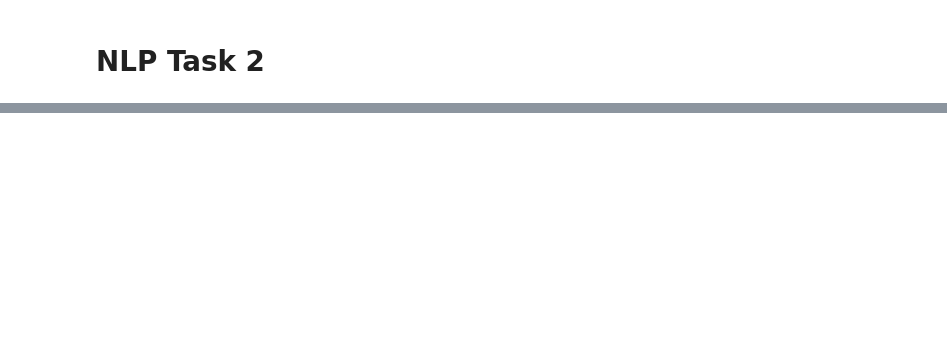
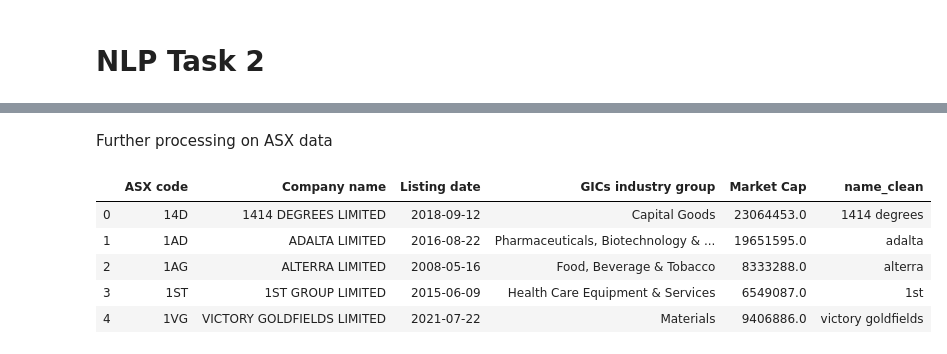
Before and after one commit to alexvanstaden/MA5851_Assessment_3, a Jupyter notebook: Assessment 3 - Document 3 - NLP Tasks.ipynb, the cells around one changed output, grey strips where cells are left out. Saved outputs shown, nothing was run; the diff lists cells and outputs as text; code cells hidden in the pictures; blank space fills up the shorter version.

```diff
--- a/Assessment 3 - Document 3 - NLP Tasks.ipynb
+++ b/Assessment 3 - Document 3 - NLP Tasks.ipynb
@@ -81,0 +97,5 @@ articles_df = articles_df.apply(fix_unicode_issues, axis=1)
+# %%
+# Import ASX data
+asx_df = pd.read_csv('ASX_Listed_Companies_04-12-2021_05-22-49_AEDT.csv')
+
+asx_df.head()
@@ -313,3 +482,25 @@ business_articles_df.head()
 | 30 | /news/2021-11-26/three-arrested-f... | business | South Australia Police have charg... | south australia polic charg two m... | 0 | ... |
 | 31 | /news/2021-11-26/uranium-miner-vi... | business | The company developing Western Au... | compani develop western first ura... | 0 | ... |
 | 40 | /news/2021-11-27/government-pays-... | business | A commercial walking company in T... | commerci walk compani tasmania re... | 0 | ... |
+# %% [markdown]
+Further processing on ASX data
+# %%
+stopwords = ['limited','ltd','plc', 'group', 'australia','australian', '.']
+
+def clean_text(df_row):
+    word_list = str(df_row['Company name'])
+    word_list = word_list.split(' ')
+    #print(word_list)
+    filtered_words = [str(word.lower()) for word in word_list if word.lower() not in stopwords]
+    return ' '.join(filtered_words)
+
+asx_df['name_clean'] = asx_df.apply(clean_text, axis=1)
+
+asx_df.head()
+# %% [output]
+|  | ASX code | Company name | Listing date | GICs industry group | Market Cap | name_clean |
+| 0 | 14D | 1414 DEGREES LIMITED | 2018-09-12 | Capital Goods | 23064453.0 | 1414 degrees |
+| 1 | 1AD | ADALTA LIMITED | 2016-08-22 | Pharmaceuticals, Biotechnology & ... | 19651595.0 | adalta |
+| 2 | 1AG | ALTERRA LIMITED | 2008-05-16 | Food, Beverage & Tobacco | 8333288.0 | alterra |
+| 3 | 1ST | 1ST GROUP LIMITED | 2015-06-09 | Health Care Equipment & Services | 6549087.0 | 1st |
+| 4 | 1VG | VICTORY GOLDFIELDS LIMITED | 2021-07-22 | Materials | 9406886.0 | victory goldfields |
```
Also changed, not shown: parts of 49 cells of this notebook.
